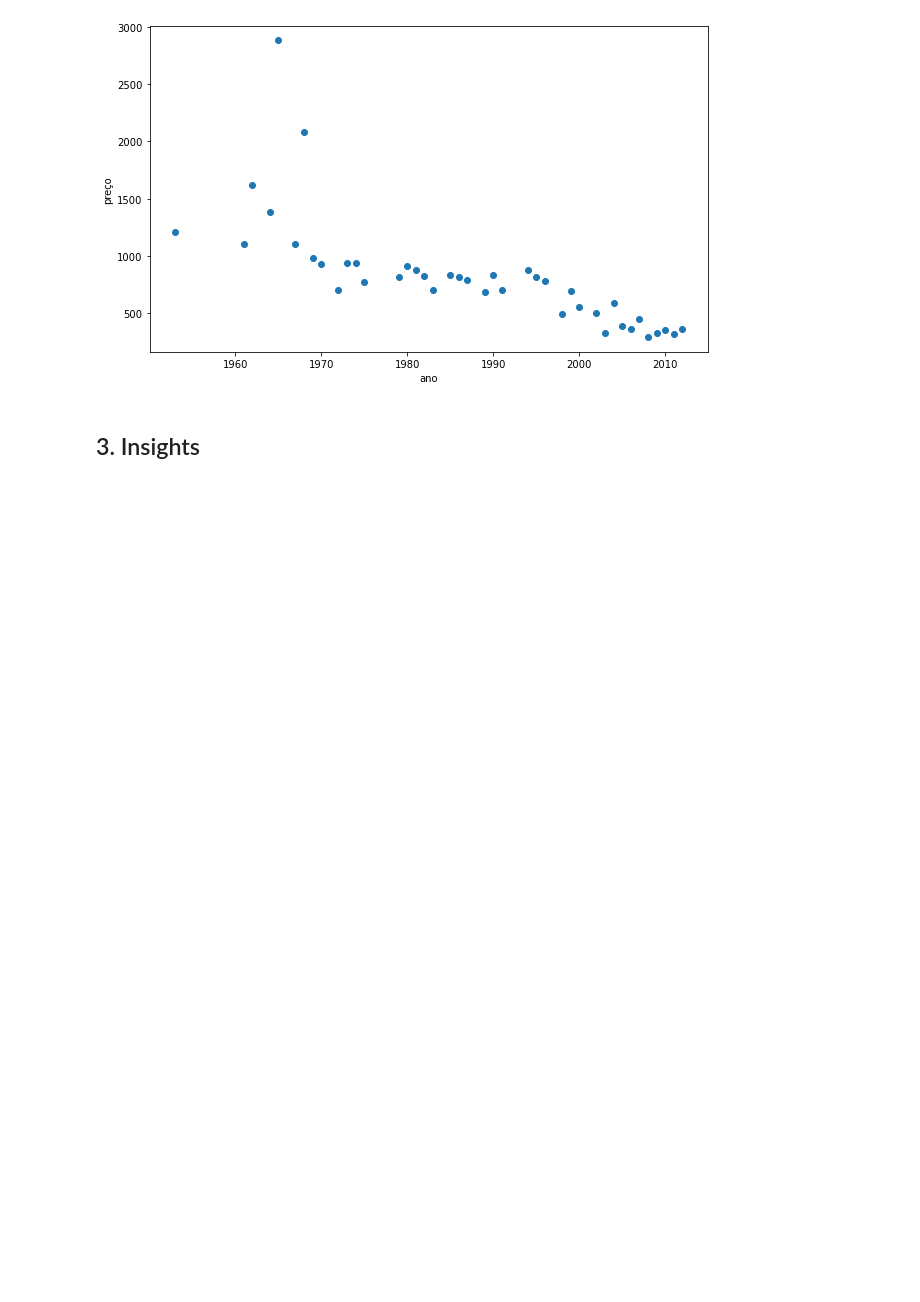
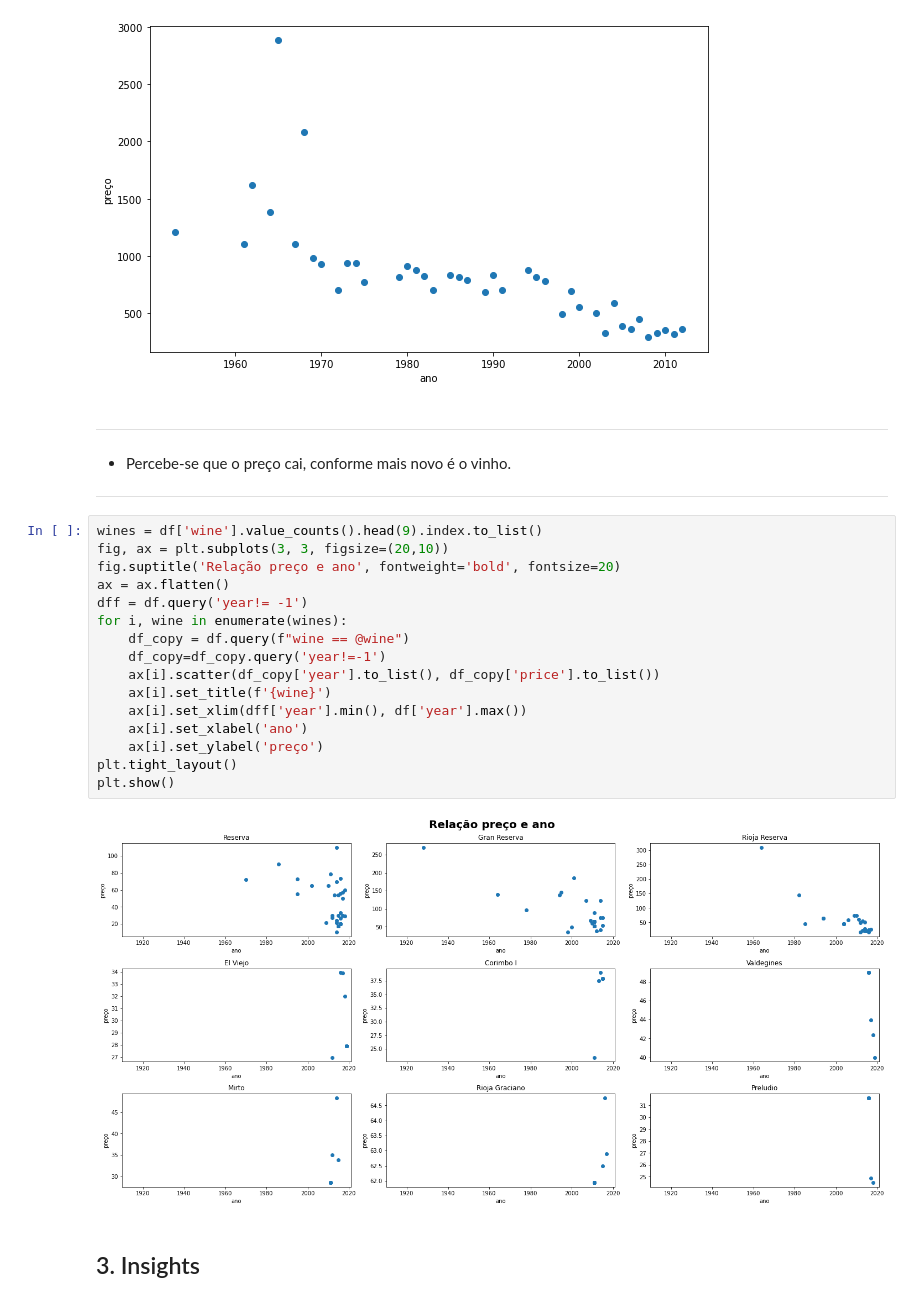
Before and after one commit to atlantico-academy/sommeliers-de-dados, a Jupyter notebook: notebooks/01-exploratory_data_analysis.ipynb, the cells around one changed output. Cells and saved outputs as stored; diff of their text form; blank space fills up the shorter version.

```diff
--- a/notebooks/01-exploratory_data_analysis.ipynb
+++ b/notebooks/01-exploratory_data_analysis.ipynb
@@ -684,6 +686,28 @@ plt.ylabel("preço")
 plt.show()
 # %% [output]
 [figure]
+# %% [markdown]
+----
+- Percebe-se que o preço cai, conforme mais novo é o vinho.
+----
+# %%
+wines = df['wine'].value_counts().head(9).index.to_list()
+fig, ax = plt.subplots(3, 3, figsize=(20,10))
+fig.suptitle('Relação preço e ano', fontweight='bold', fontsize=20)
+ax = ax.flatten()
+dff = df.query('year!= -1')
+for i, wine in enumerate(wines):
+    df_copy = df.query(f"wine == @wine")
+    df_copy=df_copy.query('year!=-1')
+    ax[i].scatter(df_copy['year'].to_list(), df_copy['price'].to_list())
+    ax[i].set_title(f'{wine}')
+    ax[i].set_xlim(dff['year'].min(), df['year'].max())
+    ax[i].set_xlabel('ano')
+    ax[i].set_ylabel('preço')
+plt.tight_layout()
+plt.show()
+# %% [output]
+[figure, added]
 # %% [markdown]
 ## 3. Insights
 # %% [markdown]
```
Also changed, not shown: parts of 1 cell of this notebook.
